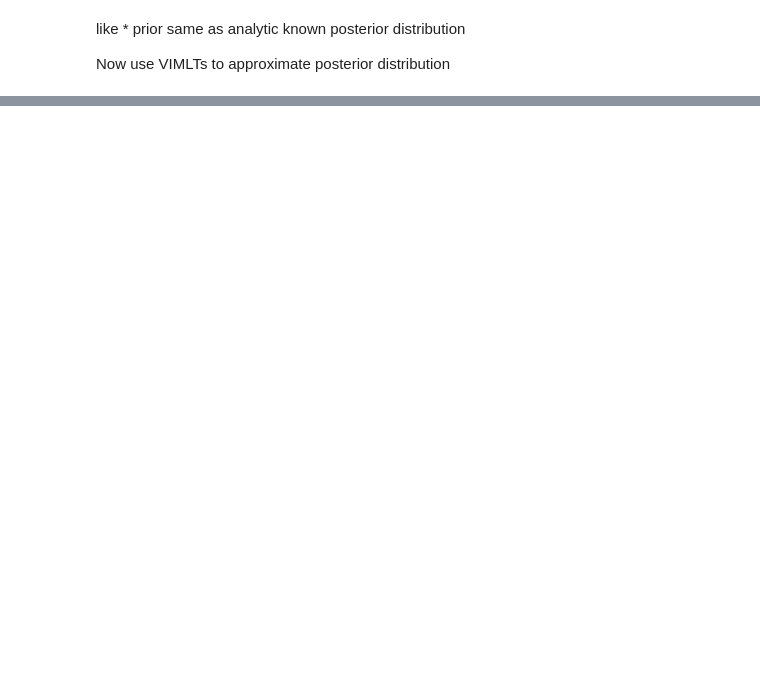
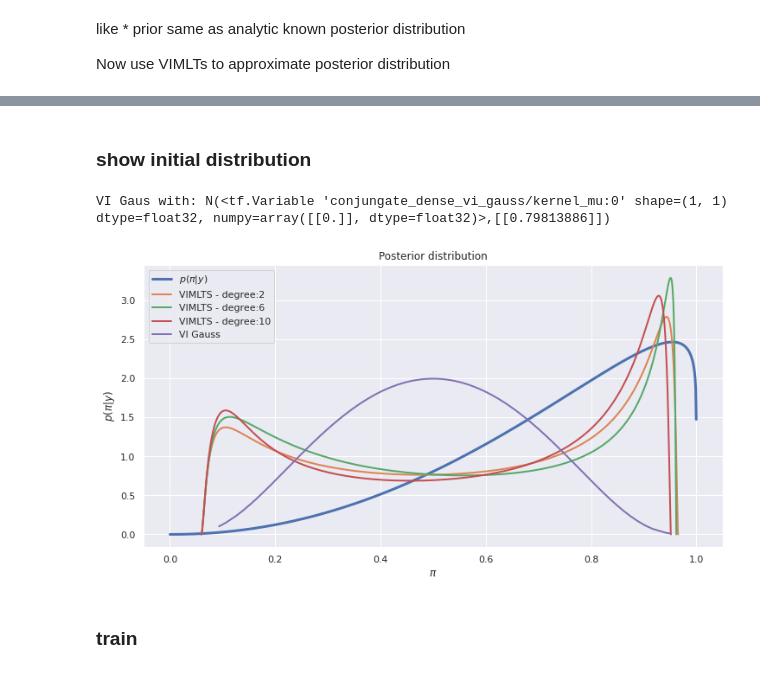
Before and after one commit to stefan1893/VIMLTS, a Jupyter notebook: ipynb/00_conjugate_prior.ipynb, the cells around one changed output, grey strips where cells are left out. Drawn from its saved outputs; the diff is of its cells as text; code cells hidden in the pictures; blank space fills up the shorter version.

```diff
--- a/ipynb/00_conjugate_prior.ipynb
+++ b/ipynb/00_conjugate_prior.ipynb
@@ -1116,13 +86,0 @@ AttributeError: 'NoneType' object has no attribute 'history'
-# %%
-bij = tfp.bijectors.Square()
-z = tf.linspace(0,4,5)
-print("z: ", z)
-w = bij.forward(z)
-print("w = z**2: ", w)
-det_dW_dZ = tf.exp(bij.forward_log_det_jacobian(z, event_ndims=0))
-det_dZ_dW = tf.exp(bij.inverse_log_det_jacobian(w, event_ndims=0))
-print("dw/dz analytic: ", 2*z)
-print("dw/dz bijector: ", det_dW_dZ)
-print("dz/dw bijector: ", det_dZ_dW)
-print("dz/dw bijector: ", 1/det_dW_dZ)
-# bij.forward(tf.range(0,4,5))
@@ -1139,0 +161,12 @@ bij(z)
+# %%
+tf.random.set_seed(2)
+vi_gauss_l = ConjungateDenseViGauss(1,
+                                   activation=tfp.bijectors.Sigmoid(low=1e-6, high=1.-1e-6),
+                                   num_samples=10000,
+                                   kernel_init_mu_w = initializers.Constant(0.),
+                                   kernel_init_rhosigma_w = initializers.Constant(0.2),
+                                   prior_dist=tfd.Beta(concentration1=alpha, concentration0=beta))
+vi_gauss = tf.keras.Sequential([vi_gauss_l], name="VI_Gauss")
+vi_gauss.build(input_shape=(None,1))
+vi_gauss.summary()
+models["VI Gauss"] = vi_gauss
@@ -1139,0 +184,25 @@ bij(z)
+# %% [markdown]
+### show initial distribution
+# %%
+plt.figure(figsize=(12,6))
+pdf_post = stats.beta(a=alpha_post, b=beta_post).pdf(x=pis)
+sns.lineplot(data=pd.DataFrame.from_dict({'$p(\pi|y)$':pdf_post, '$\pi$':pis}), x='$\pi$', y='$p(\pi|y)$', label='$p(\pi|y)$', linewidth=3)
+
+for name, model in models.items():
+    layer = model.layers[0]
+    qw, w = layer.get_w_dist()
+    # qw = qw[:,0,0]
+    # w = w[:,0,0]
+    bij = tfp.bijectors.Sigmoid()
+    pi = bij(w)
+    q_pi = tf.math.log(qw) - bij.forward_log_det_jacobian(w, event_ndims=0)
+    # if m == 2:
+    plt.plot(pi, tf.math.exp(q_pi), label=name, linewidth=2.)
+plt.legend()
+plt.title("Posterior distribution")
+plt.savefig("00_initial_variational_distribution_VIMLTS.png")
+# %% [output]
+VI Gaus with: N(<tf.Variable 'conjungate_dense_vi_gauss/kernel_mu:0' shape=(1, 1) dtype=float32, numpy=array([[0.]], dtype=float32)>,[[0.79813886]])
+[figure, added]
+# %% [markdown]
+### train
```
Also changed, not shown: parts of 62 cells of this notebook, 1 other file.
